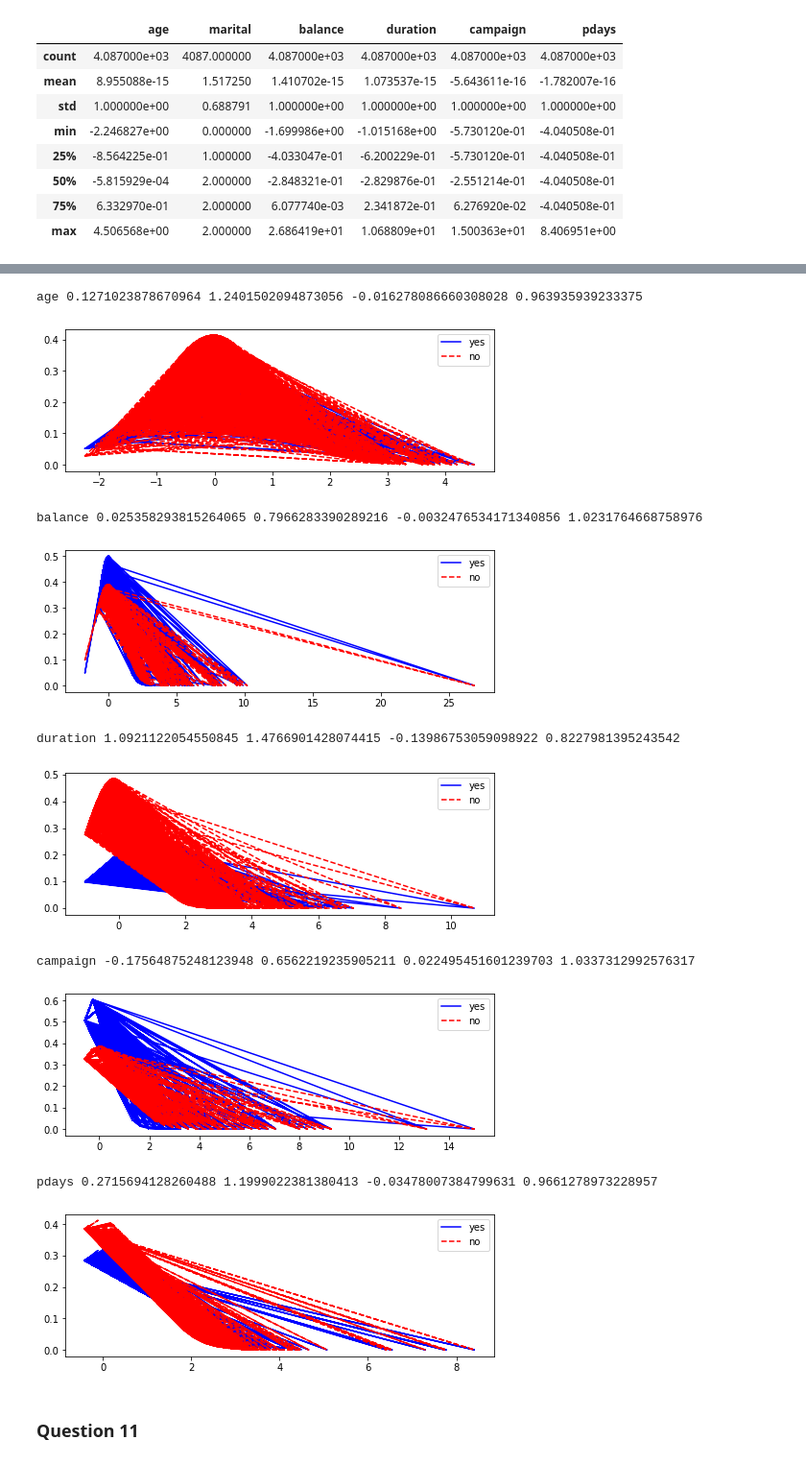
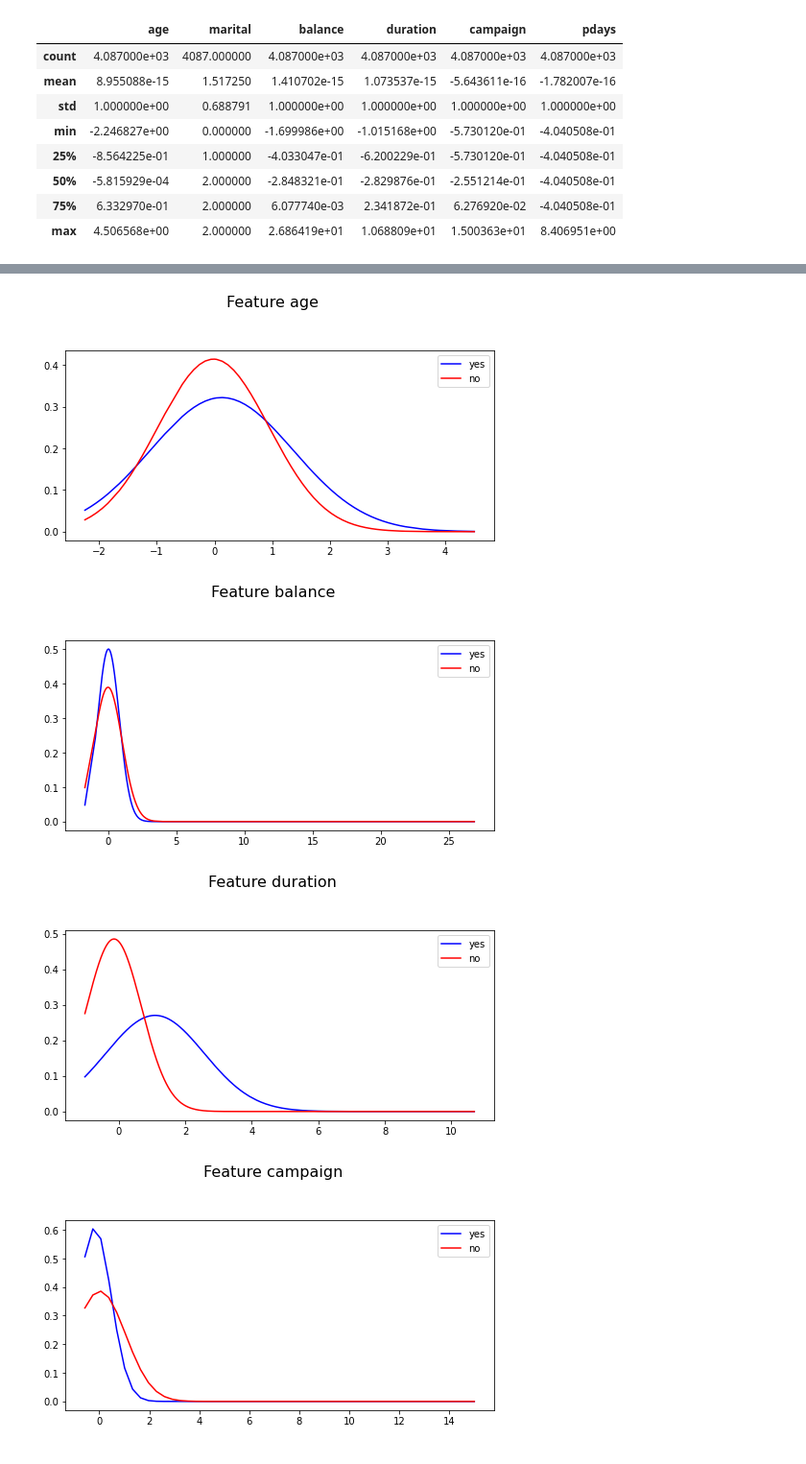
Before and after one commit to mohammadsaadati80/Pandas-Numpy-Introduction, a Jupyter notebook: AI_CA0.ipynb, the cells around one changed output, grey strips where cells are left out. Shown at 96% size. Drawn from its saved outputs; the diff is of its cells as text; code cells hidden in the pictures.

```diff
--- a/AI_CA0.ipynb
+++ b/AI_CA0.ipynb
@@ -330,34 +357,21 @@ df.describe()
-# %%
-from scipy.stats import norm
-
-for column in df:
-    if df[column].dtypes != object and column != 'marital' and column != '':
-        yes_mean = df[(df['y'] == 'yes')][column].mean()
-        yes_std = df[(df['y'] == 'yes')][column].std()
-        no_mean = df[(df['y'] == 'no')][column].mean()
-        no_std = df[(df['y'] == 'no')][column].std()
-        print(column, yes_mean, yes_std, no_mean, no_std)
-
-#         plt.plot(df[column], norm.pdf(df[column], yes_mean, yes_std))
-#         plt.plot(df[column], norm.pdf(df[column], no_mean, no_std))
-#         plt.show
-
-        fig = plt.figure(figsize=(8, 6))
-        ax1 = fig.add_subplot(211)
-        ax1.plot(df[column], norm.pdf(df[column], yes_mean, yes_std), 'b-', label="yes")
-        ax1.plot(df[column], norm.pdf(df[column], no_mean, no_std), 'r--', label="no")
-        ax1.legend(loc=1)
-        plt.show()
-# %% [output]
-age 0.1271023878670964 1.2401502094873056 -0.016278086660308028 0.963935939233375
-[figure, removed]
-balance 0.025358293815264065 0.7966283390289216 -0.0032476534171340856 1.0231764668758976
-[figure, removed]
-duration 1.0921122054550845 1.4766901428074415 -0.13986753059098922 0.8227981395243542
-[figure, removed]
-campaign -0.17564875248123948 0.6562219235905211 0.022495451601239703 1.0337312992576317
-[figure, removed]
-pdays 0.2715694128260488 1.1999022381380413 -0.03478007384799631 0.9661278973228957
-[figure, removed]
-# %% [markdown]
-### Question 11
+# %%
+for column in df:
+    if df[column].dtypes != object and column != 'marital' and column != '':
+        yes_mean = df[(df['y'] == 'yes')][column].mean()
+        yes_std = df[(df['y'] == 'yes')][column].std()
+        no_mean = df[(df['y'] == 'no')][column].mean()
+        no_std = df[(df['y'] == 'no')][column].std()
+        yes_pdf = norm(yes_mean, yes_std).pdf(df[column].sort_values())
+        no_pdf = norm(no_mean, no_std).pdf(df[column].sort_values())
+        fig = plt.figure(figsize=(8, 8))
+        ax1 = fig.add_subplot(211)
+        ax1.plot(df[column].sort_values(), yes_pdf, 'b', label="yes")
+        ax1.plot(df[column].sort_values(), no_pdf , 'r', label="no")
+        ax1.legend(loc=1)
+        plt.suptitle('Feature ' + column, fontsize = 16)
+        plt.show()
+# %% [output]
+[figure, added]
+[figure, added]
+[figure, added]
+[figure, added]
```
Also changed, not shown: parts of 21 cells of this notebook.
